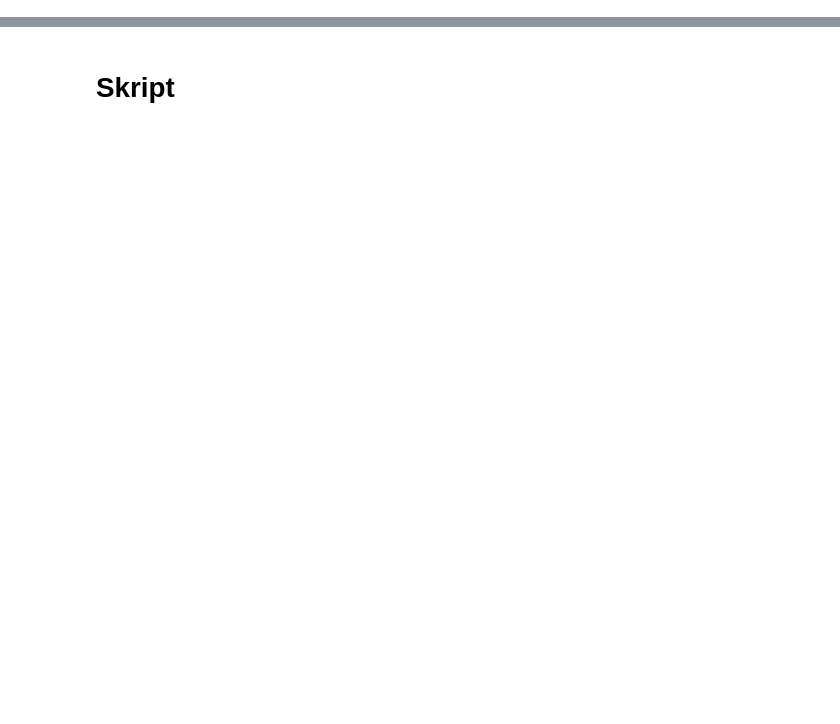
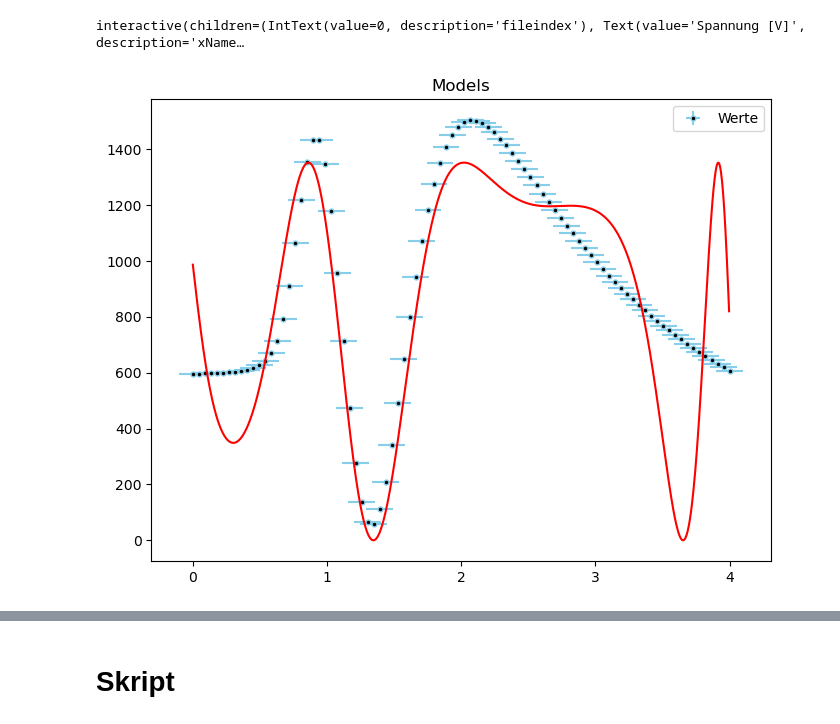
Before and after one commit to TimLockstedt/Masterarbeit, a Jupyter notebook: MuellerSkript.ipynb, the cells around one changed output, grey strips where cells are left out. Drawn from its saved outputs; the diff is of its cells as text; code cells hidden in the pictures; blank space fills up the shorter version.

```diff
--- a/MuellerSkript.ipynb
+++ b/MuellerSkript.ipynb
@@ -0,0 +52,16 @@
+# %%
+from lmfit.models import Model
+# 3000, -3.97, 9.97, -3.90, 0.454, 1.35
+def intens(x, Intensity=3000, a=-3.97, b=9.97, c=-3.90, d=0.454, e=1.35, f=0.1, g=0.1, h=0.1, i=0.1):
+    return 1/4 * (Intensity-Intensity*np.cos(a*x+b*x**2 + c*x**3 + d * x**4 + e *x**5 + f * x**6 + g * x**7 + h * x**8 + i))
+
+# def intens(x, Intensity=1, a=0.1, b=0.1, mu1=0.05, lam1=-0.1, mu2=0.5, lam2=0.1):
+#     return 1/4 * (Intensity-Intensity*np.cos(a*x+b*x*np.exp((x-mu1)*lam1+(x-mu2)*lam2)))
+
+def ret(x, a, b, c, d, e):
+    return a*np.deg2rad(x)+b*np.deg2rad(x)**2 + c*np.deg2rad(x)**3 + d * np.deg2rad(x)**4 + e
+
+mod = Model(intens)#GaussianModel(prefix = "a")+GaussianModel(prefix = "b")
+
+pars = mod.make_params()
+pars
@@ -0,0 +110,40 @@
+# %%
+from ipywidgets import interact, FloatText, IntText, fixed, Textarea
+param_widgets = {}
+for param_name, param in pars.items():
+    param_widgets[param_name] = FloatText(value=param.value,
+                                            step=0.1,
+                                            description=param_name)
+
+# Interaktive Anzeige mit automatisch generierten Slidern
+interact(update_model, fileindex=IntText(value=0), **param_widgets)
+print()
+# %% [output]
+interactive(children=(IntText(value=0, description='fileindex'), Text(value='Spannung [V]', description='xName…
+# %%
+
+def intens(x, Intensity=3500, a=250, b=0.1, c=0.1, d=0.1, e=0.1):
+    return 1/4 * (Intensity-Intensity*np.cos(a*np.deg2rad(x)+b*np.deg2rad(x)**2 + c*np.deg2rad(x)**3 + d * np.deg2rad(x)**4 + e))
+#
+mod = Model(intens)#GaussianModel(prefix = "a")+GaussianModel(prefix = "b")
+
+pars = mod.make_params()
+pars
+result = mod.fit(measurements[0,:,7], pars, x=measurements[0,:,2])
+dynamic_resolution_array = np.arange(min(measurements[0,:,2]),max(measurements[0,:,2]), 0.001*abs(max(measurements[0,:,2])-min(measurements[0,:,2])))
+
+plt.figure(figsize=(8, 6))
+plt.errorbar(y = measurements[0,:,7], yerr = 0.1, x = measurements[0,:,2], xerr = 0.1, \
+    fmt = 'o', markersize = 3.5, alpha = 1, mfc = 'black', c = 'skyblue', zorder = 0, \
+    label = r'Werte')
+
+#plt.plot(x_fit, y_fit, label="Modell", color='red')
+plt.legend()
+
+plt.title('Models')
+
+plt.plot(dynamic_resolution_array, result.eval(x = dynamic_resolution_array), 'r-', label = r'Fit: reduced $\chi^2$ =  ')
+
+plt.show()
+# %% [output]
+[figure, added]
```
Also changed, not shown: parts of 8 cells of this notebook, 6 other files.
